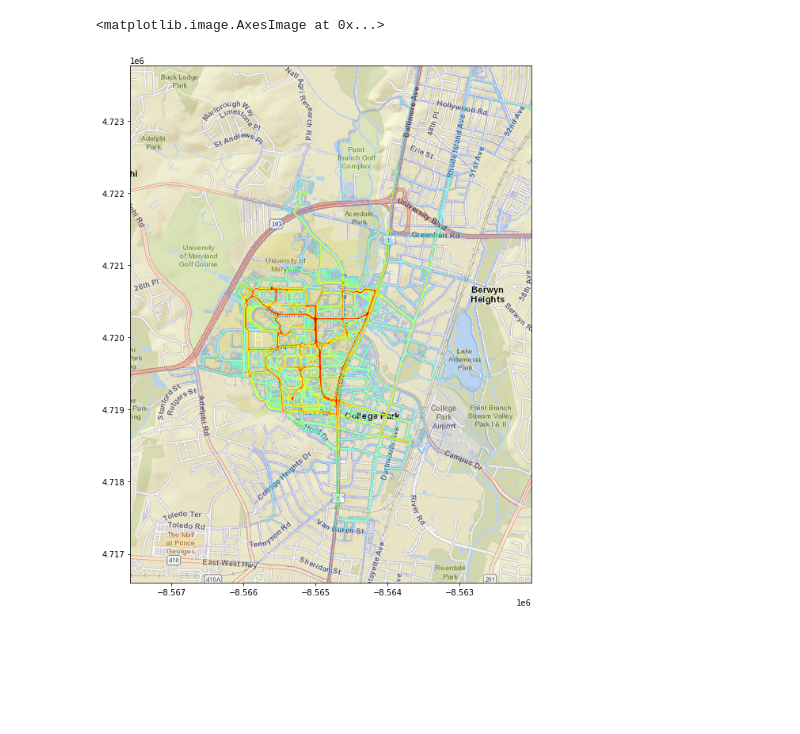
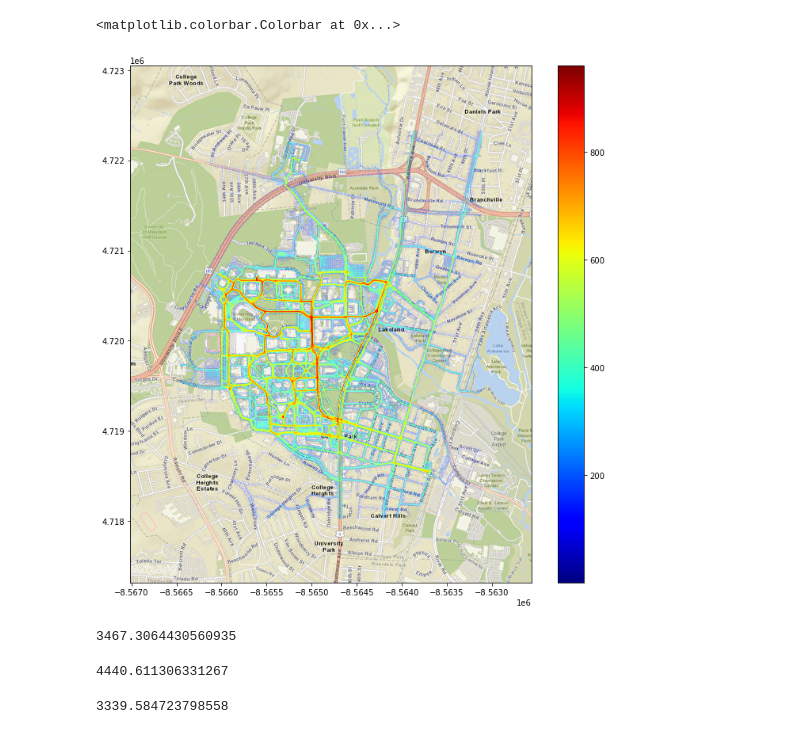
Before and after one commit to EntropicEffect/UMD_DC_2021_Team29, a Jupyter notebook: Heatmap.ipynb, the cells around one changed output. Drawn from its saved outputs; the diff is of its cells as text; code cells hidden in the pictures; blank space fills up the shorter version.

Commit message:
get rid of distortions in map due to x,y distances being different

```diff
--- a/Heatmap.ipynb
+++ b/Heatmap.ipynb
@@ -20,10 +63,3 @@ df.head()
 | 2 | 2 | 2 | 2020-10-03 03:17:05+00:00 | 2020-10-03 03:17:05+00:00 | 2020-10-03 03:24:24+00:00 | 0.847 | 3135503 | 517321 | 8 | ... |
 | 3 | 3 | 3 | 2020-10-03 02:24:58+00:00 | 2020-10-03 02:24:58+00:00 | 2020-10-03 03:11:56+00:00 | 3.447 | 3134955 | 578051 | 47 | ... |
 | 4 | 4 | 4 | 2020-10-03 03:19:34+00:00 | 2020-10-03 03:19:34+00:00 | 2020-10-03 03:22:45+00:00 | 0.386 | 3135529 | 552305 | 4 | ... |
-# %%
-center_lon = -76.9388
-center_lat = 38.9896
-deg_extent = 0.025
-
-lat_size = 500
-lon_size = 500
@@ -72,7 +138,7 @@ west, south, east, north = (
     center_lat + deg_extent
              )
 
-img, ext = ctx.bounds2raster(west,
+img, ext = cx.bounds2raster(west,
                              south,
                              east,
                              north,
@@ -81,47 +147,44 @@ img, ext = ctx.bounds2raster(west,
                              ll=True
                             )
 # %%
-lod = 1.2
+lod = 1.5
 log_scale = True
+
+cmap = mpl.cm.jet
+
 
 points_map = np.ones((lon_list.size,lat_list.size))
 for point in all_points:
     points_map[get_index(point[0], point[1], delta_lon, delta_lat, min_lon, min_lat)] += 1
 
 if log_scale:
-    points_map = np.log(points_map)
+    points_map = np.log10(points_map)
 
 alpha_map = points_map/np.max(points_map)
 
-import math
-def merc(lat, lon):
-    r_major = 6378137.000
-    x = r_major * math.radians(lon)
-    scale = x/lon
-    y = 180.0/math.pi * math.log(math.tan(math.pi/4.0 + lat * (math.pi/180.0)/2.0)) * scale
-    return (x, y)
+v_min = np.min(points_map)
+v_max = np.max(points_map)
 
+norm = mpl.colors.Normalize(vmin=10**v_min, vmax=10**v_max)
 
 
 fig, ax = plt.subplots(figsize=(12,12))
 #x_min, y_max = tilemapbase.project(max_lon,max_lat)
 #x_max, y_min = tilemapbase.project(min_lon,min_lat)
 
-x_min, y_max = merc(max_lat,max_lon)
-x_max, y_min =  merc(min_lat,min_lon)
 rots = 1
 
-plt.imshow(img,extent=ext,aspect='equal',interpolation='sinc')
+plt.imshow(img,extent=ext,interpolation='sinc')
 ax.imshow(np.rot90(points_map,rots),
     extent=(x_max, x_min, y_min, y_max),
     alpha= 0.025 + lod*np.rot90(alpha_map,rots),  # allows the background image show-through
     zorder=10,    # make this layer on top
-    aspect='equal',
-    cmap ='jet'
+    cmap =cmap
 )
+fig.colorbar(mpl.cm.ScalarMappable(norm=norm, cmap=cmap))
 # %% [output]
-<matplotlib.image.AxesImage at 0x...>
+<matplotlib.colorbar.Colorbar at 0x...>
-[figure, old version]
+[figure, new version]
 # %%
 import csv
 
@@ -134,0 +200,12 @@ f.close()
+# %%
+distance_from_lonlat([max_lon,max_lat],[min_lon,max_lat])
+# %% [output]
+3467.3064430560935
+# %%
+distance_from_lonlat([max_lon,max_lat],[max_lon,min_lat])
+# %% [output]
+4440.611306331267
+# %%
+x_min - x_max
+# %% [output]
+3339.584723798558
```
Also changed, not shown: parts of 6 cells of this notebook, 1 other file.
